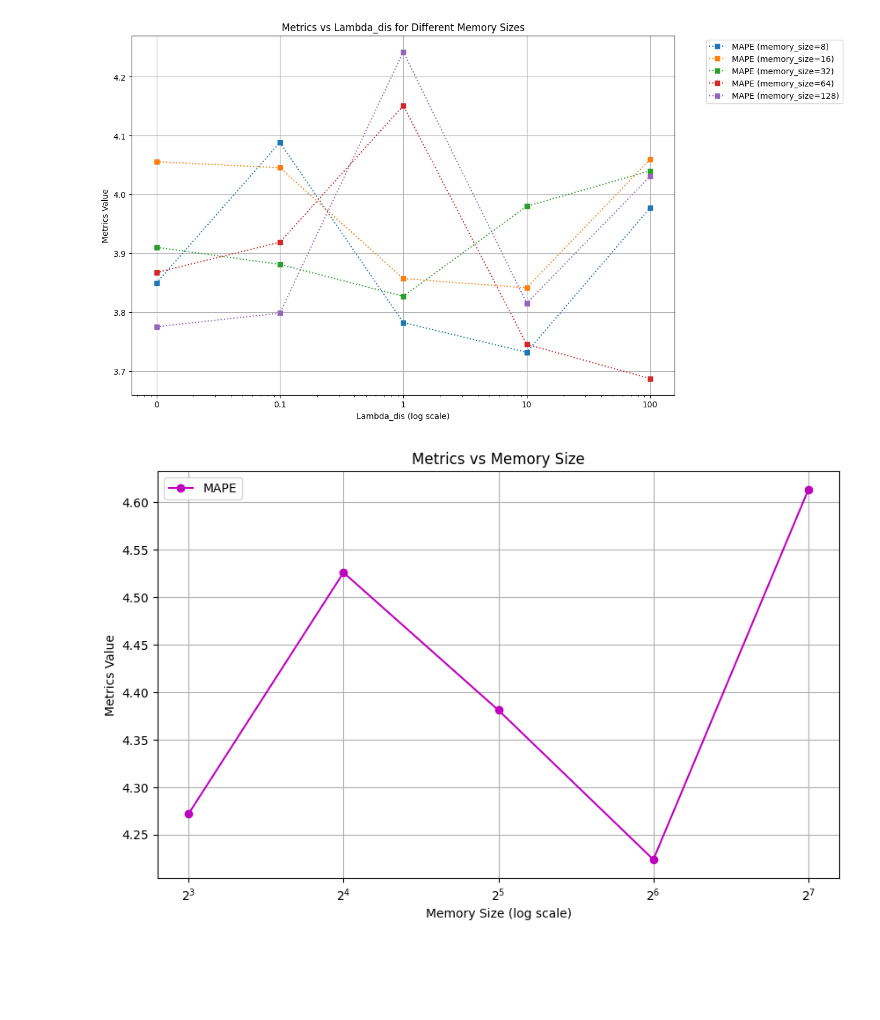
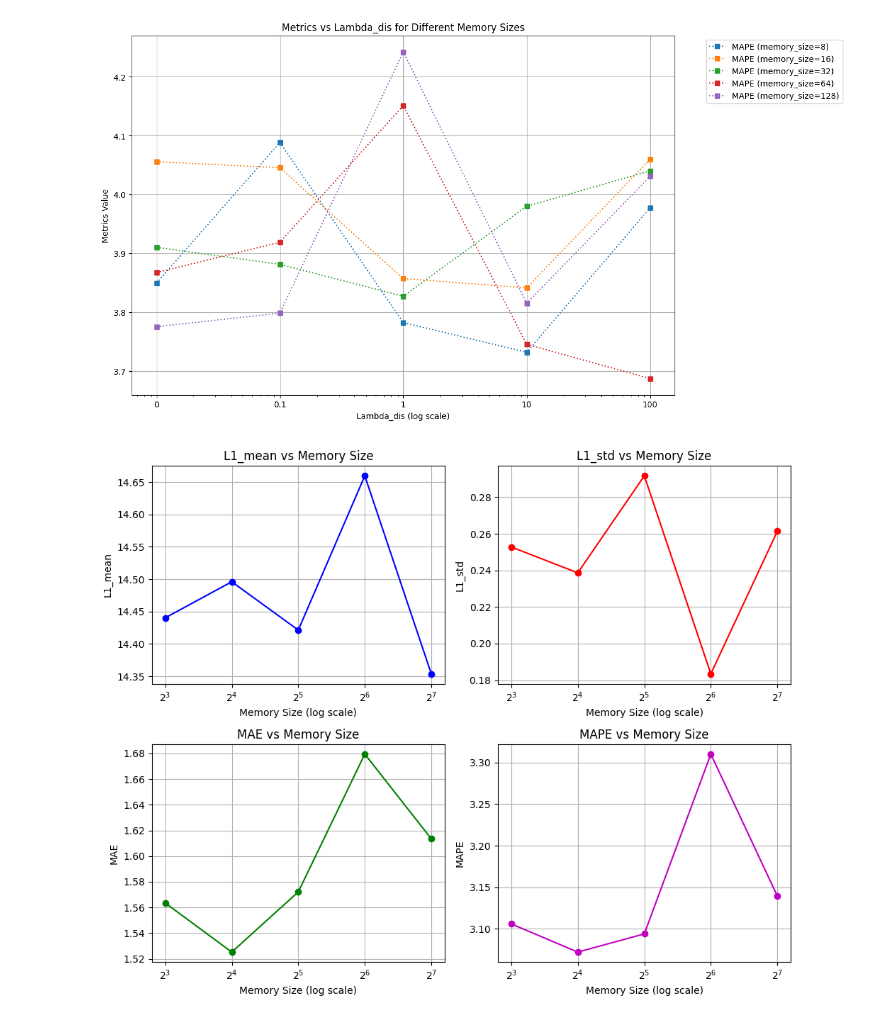
Before and after one commit to Shintaro0105/STdata_prediction, a Jupyter notebook: src/LGnet/graph.ipynb, the cells around one changed output. Saved outputs shown, nothing was run; the diff lists cells and outputs as text; code cells hidden in the pictures; blank space fills up the shorter version.

Commit message:
for vis miss rate

```diff
--- a/src/LGnet/graph.ipynb
+++ b/src/LGnet/graph.ipynb
@@ -213,34 +213,58 @@ plt.show()
 [figure]
 # %%
 # Load data from CSV
-file_path = '/workspaces/STdata_prediction/src/LGnet/output/grid_search_results_adv_pre_BAY50_8_gl_unmask.csv'  # Replace with your file path
+file_path = '/workspaces/STdata_prediction/src/LGnet/output/grid_search_results_adv_pre_BAY_8.csv'  # Replace with your file path
 data = pd.read_csv(file_path)
 
 # Extract columns
 memory_sizes = data['memory_size']
 L1_means = data['L1_mean']
 L1_stds = data['L1_std']
 MAEs = data['MAE']
 MAPEs = data['MAPE']
 
-# Plotting
-plt.figure(figsize=(10, 6))
+# Plot each metric against Mask_Rate
+plt.figure(figsize=(10, 8))
 
-#plt.plot(memory_sizes, L1_means, marker='o', linestyle='-', label='L1_mean', color='b')
-#plt.plot(memory_sizes, L1_stds, marker='o', linestyle='-', label='L1_std', color='r')
-#plt.plot(memory_sizes, MAEs, marker='o', linestyle='-', label='MAE', color='g')
-plt.plot(memory_sizes, MAPEs, marker='o', linestyle='-', label='MAPE', color='m')
-
+# Plot L1_mean
+plt.subplot(2, 2, 1)
+plt.plot(memory_sizes, L1_means, marker='o', linestyle='-', label='L1_mean', color='b')
+plt.title('L1_mean vs Memory Size')
+plt.xlabel('Memory Size (log scale)')
+plt.ylabel('L1_mean')
 plt.xscale('log', base=2)
-
-plt.title('Metrics vs Memory Size')
-plt.xlabel('Memory Size (log scale)')
-plt.ylabel('Metrics Value')
-plt.legend()
 plt.grid(True)
 
+# Plot L1_std
+plt.subplot(2, 2, 2)
+plt.plot(memory_sizes, L1_stds, marker='o', linestyle='-', label='L1_std', color='r')
+plt.title('L1_std vs Memory Size')
+plt.xlabel('Memory Size (log scale)')
+plt.ylabel('L1_std')
+plt.xscale('log', base=2)
+plt.grid(True)
+
+# Plot MAE
+plt.subplot(2, 2, 3)
+plt.plot(memory_sizes, MAEs, marker='o', linestyle='-', label='MAE', color='g')
+plt.title('MAE vs Memory Size')
+plt.xlabel('Memory Size (log scale)')
+plt.ylabel('MAE')
+plt.xscale('log', base=2)
+plt.grid(True)
+
+# Plot MAPE
+plt.subplot(2, 2, 4)
+plt.plot(memory_sizes, MAPEs, marker='o', linestyle='-', label='MAPE', color='m')
+plt.title('MAPE vs Memory Size')
+plt.xlabel('Memory Size (log scale)')
+plt.ylabel('MAPE')
+plt.xscale('log', base=2)
+plt.grid(True)
+
+plt.tight_layout()
 plt.show()
 # %% [output]
-[figure, old version]
+[figure, new version]
 # %%
 # Load data from CSV
```
Also changed, not shown: parts of 2 cells of this notebook, 2 other files.
